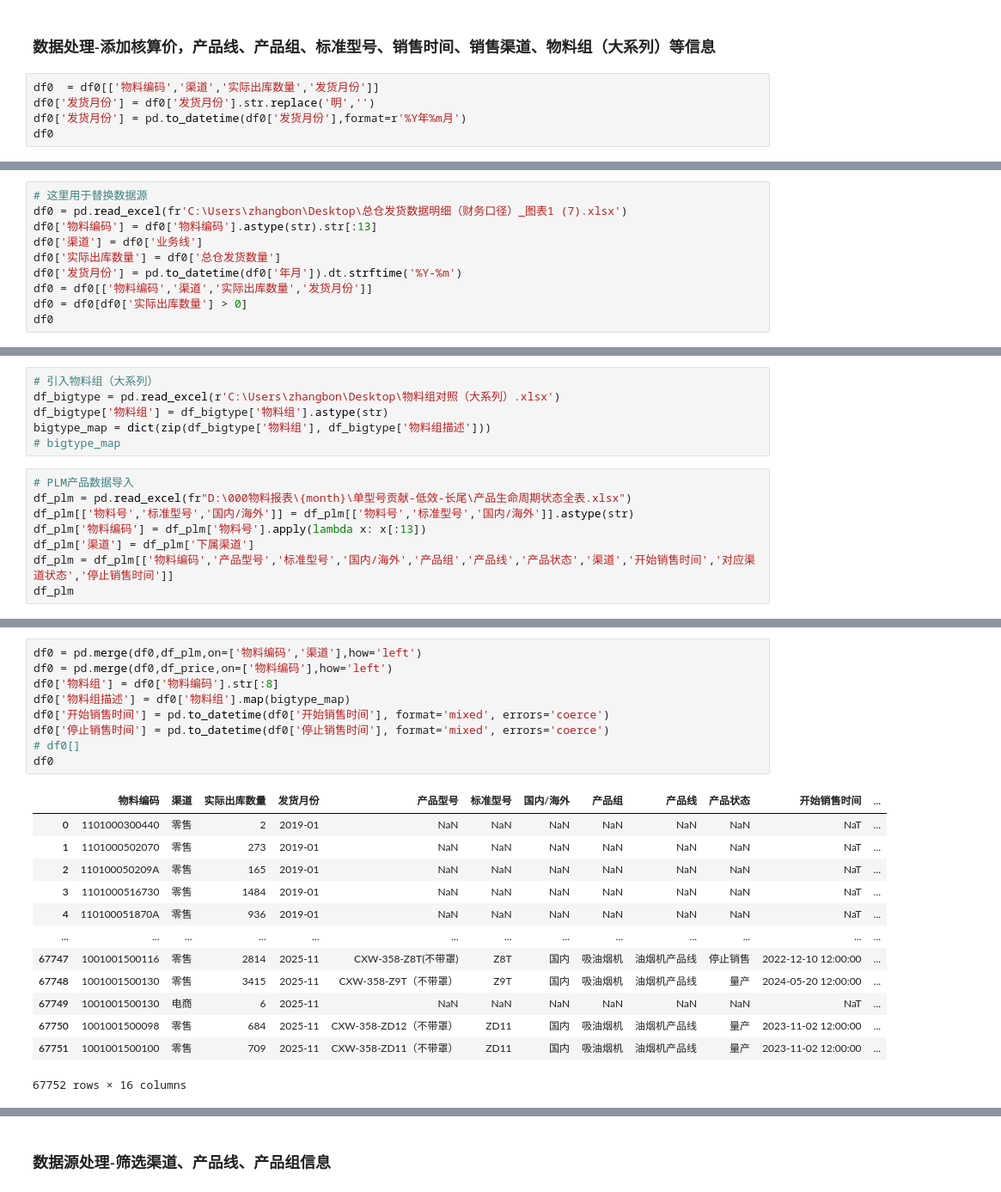
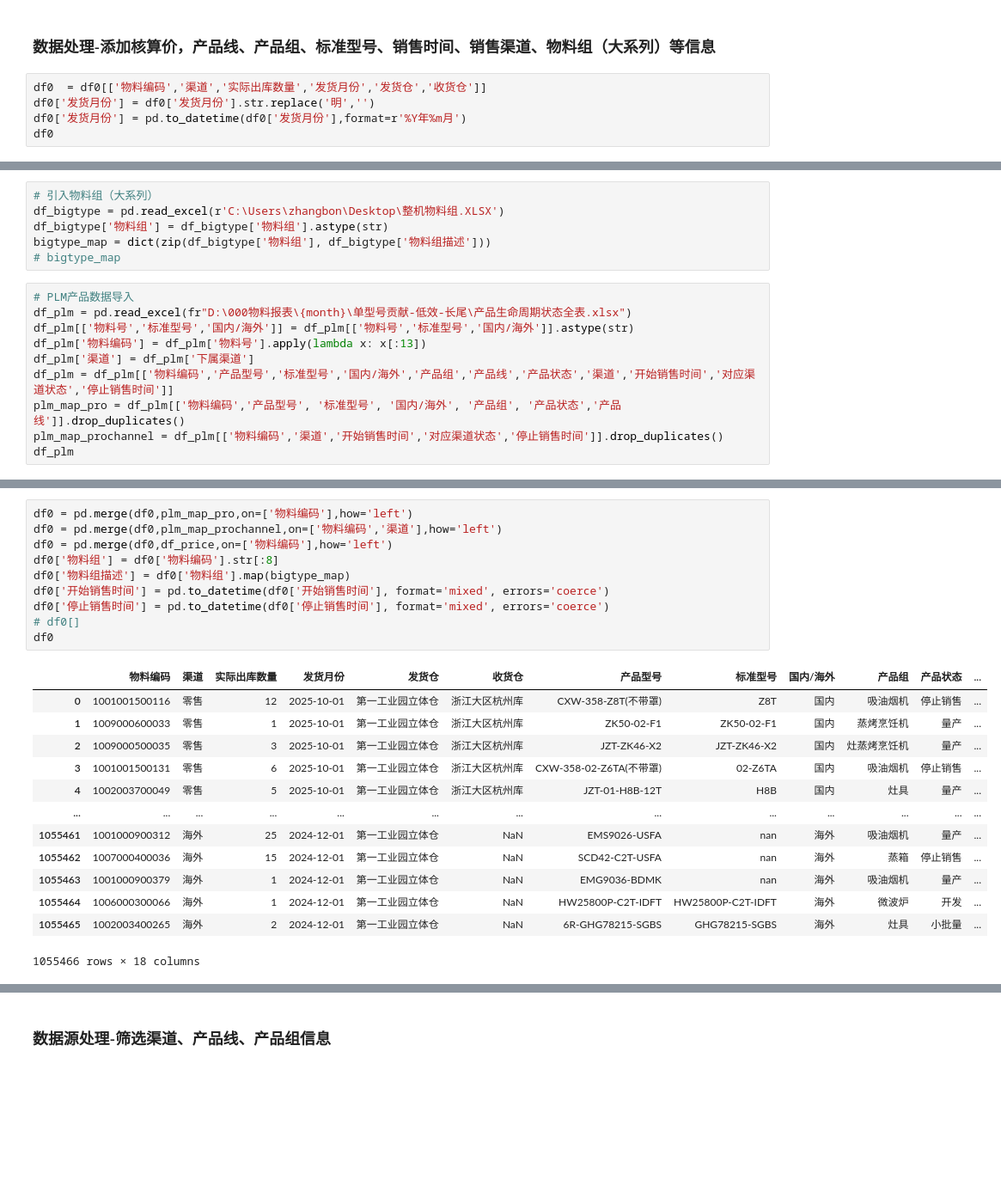
Before and after one commit to zb1005/python-tool, a Jupyter notebook: 零件报告/单型号贡献、低效、长尾/探索分析.ipynb, the cells around one changed output, grey strips where cells are left out. Shown at 86% size. Drawn from its saved outputs; the diff is of its cells as text; blank space fills up the shorter version.

```diff
--- a/零件报告/单型号贡献、低效、长尾/探索分析.ipynb
+++ b/零件报告/单型号贡献、低效、长尾/探索分析.ipynb
@@ -142,7 +180,7 @@ df0['渠道'].value_counts()
 # %% [markdown]
 ### 数据处理-添加核算价，产品线、产品组、标准型号、销售时间、销售渠道、物料组（大系列）等信息
 # %%
-df0  = df0[['物料编码','渠道','实际出库数量','发货月份']]
+df0  = df0[['物料编码','渠道','实际出库数量','发货月份','发货仓','收货仓']]
 df0['发货月份'] = df0['发货月份'].str.replace('明','')
 df0['发货月份'] = pd.to_datetime(df0['发货月份'],format=r'%Y年%m月')
 df0
@@ -149,10 +210,0 @@ df0
-# %%
-# 这里用于替换数据源
-df0 = pd.read_excel(fr'C:\Users\zhangbon\Desktop\总仓发货数据明细（财务口径）_图表1 (7).xlsx')
-df0['物料编码'] = df0['物料编码'].astype(str).str[:13]
-df0['渠道'] = df0['业务线']
-df0['实际出库数量'] = df0['总仓发货数量']
-df0['发货月份'] = pd.to_datetime(df0['年月']).dt.strftime('%Y-%m')
-df0 = df0[['物料编码','渠道','实际出库数量','发货月份']]
-df0 = df0[df0['实际出库数量'] > 0]
-df0
@@ -173,6 +211,6 @@ df0
 # %%
 # 引入物料组（大系列）
-df_bigtype = pd.read_excel(r'C:\Users\zhangbon\Desktop\物料组对照（大系列）.xlsx')
+df_bigtype = pd.read_excel(r'C:\Users\zhangbon\Desktop\整机物料组.XLSX')
 df_bigtype['物料组'] = df_bigtype['物料组'].astype(str)
 bigtype_map = dict(zip(df_bigtype['物料组'], df_bigtype['物料组描述']))
 # bigtype_map
@@ -183,6 +221,8 @@ df_plm[['物料号','标准型号','国内/海外']] = df_plm[['物料号','标
 df_plm['物料编码'] = df_plm['物料号'].apply(lambda x: x[:13])
 df_plm['渠道'] = df_plm['下属渠道']
 df_plm = df_plm[['物料编码','产品型号','标准型号','国内/海外','产品组','产品线','产品状态','渠道','开始销售时间','对应渠道状态','停止销售时间']]
+plm_map_pro = df_plm[['物料编码','产品型号', '标准型号', '国内/海外', '产品组', '产品状态','产品线']].drop_duplicates()
+plm_map_prochannel = df_plm[['物料编码','渠道','开始销售时间','对应渠道状态','停止销售时间']].drop_duplicates()
 df_plm
 # %% [output]
 |  | 物料编码 | 产品型号 | 标准型号 | 国内/海外 | 产品组 | 产品线 | 产品状态 | 渠道 | 开始销售时间 | 对应渠道状态 | 停止销售时间 |
@@ -223,23 +263,24 @@ df_price
 # %%
-df0 = pd.merge(df0,df_plm,on=['物料编码','渠道'],how='left')
+df0 = pd.merge(df0,plm_map_pro,on=['物料编码'],how='left')
+df0 = pd.merge(df0,plm_map_prochannel,on=['物料编码','渠道'],how='left')
 df0 = pd.merge(df0,df_price,on=['物料编码'],how='left')
 df0['物料组'] = df0['物料编码'].str[:8]
 df0['物料组描述'] = df0['物料组'].map(bigtype_map)
 df0['开始销售时间'] = pd.to_datetime(df0['开始销售时间'], format='mixed', errors='coerce')
 df0['停止销售时间'] = pd.to_datetime(df0['停止销售时间'], format='mixed', errors='coerce')
 # df0[]
 df0
 # %% [output]
-|  | 物料编码 | 渠道 | 实际出库数量 | 发货月份 | 产品型号 | 标准型号 | 国内/海外 | 产品组 | 产品线 | 产品状态 | 开始销售时间 | ... |
-| 0 | 1101000300440 | 零售 | 2 | 2019-01 | NaN | NaN | NaN | NaN | NaN | NaN | NaT | ... |
-| 1 | 1101000502070 | 零售 | 273 | 2019-01 | NaN | NaN | NaN | NaN | NaN | NaN | NaT | ... |
-| 2 | 110100050209A | 零售 | 165 | 2019-01 | NaN | NaN | NaN | NaN | NaN | NaN | NaT | ... |
-| 3 | 1101000516730 | 零售 | 1484 | 2019-01 | NaN | NaN | NaN | NaN | NaN | NaN | NaT | ... |
-| 4 | 110100051870A | 零售 | 936 | 2019-01 | NaN | NaN | NaN | NaN | NaN | NaN | NaT | ... |
+|  | 物料编码 | 渠道 | 实际出库数量 | 发货月份 | 发货仓 | 收货仓 | 产品型号 | 标准型号 | 国内/海外 | 产品组 | 产品状态 | ... |
+| 0 | 1001001500116 | 零售 | 12 | 2025-10-01 | 第一工业园立体仓 | 浙江大区杭州库 | CXW-358-Z8T(不带罩) | Z8T | 国内 | 吸油烟机 | 停止销售 | ... |
+| 1 | 1009000600033 | 零售 | 1 | 2025-10-01 | 第一工业园立体仓 | 浙江大区杭州库 | ZK50-02-F1 | ZK50-02-F1 | 国内 | 蒸烤烹饪机 | 量产 | ... |
+| 2 | 1009000500035 | 零售 | 3 | 2025-10-01 | 第一工业园立体仓 | 浙江大区杭州库 | JZT-ZK46-X2 | JZT-ZK46-X2 | 国内 | 灶蒸烤烹饪机 | 量产 | ... |
+| 3 | 1001001500131 | 零售 | 6 | 2025-10-01 | 第一工业园立体仓 | 浙江大区杭州库 | CXW-358-02-Z6TA(不带罩) | 02-Z6TA | 国内 | 吸油烟机 | 停止销售 | ... |
+| 4 | 1002003700049 | 零售 | 5 | 2025-10-01 | 第一工业园立体仓 | 浙江大区杭州库 | JZT-01-H8B-12T | H8B | 国内 | 灶具 | 量产 | ... |
 | ... | ... | ... | ... | ... | ... | ... | ... | ... | ... | ... | ... | ... |
-| 67747 | 1001001500116 | 零售 | 2814 | 2025-11 | CXW-358-Z8T(不带罩) | Z8T | 国内 | 吸油烟机 | 油烟机产品线 | 停止销售 | 2022-12-10 12:00:00 | ... |
-| 67748 | 1001001500130 | 零售 | 3415 | 2025-11 | CXW-358-Z9T（不带罩） | Z9T | 国内 | 吸油烟机 | 油烟机产品线 | 量产 | 2024-05-20 12:00:00 | ... |
-| 67749 | 1001001500130 | 电商 | 6 | 2025-11 | NaN | NaN | NaN | NaN | NaN | NaN | NaT | ... |
-| 67750 | 1001001500098 | 零售 | 684 | 2025-11 | CXW-358-ZD12（不带罩） | ZD11 | 国内 | 吸油烟机 | 油烟机产品线 | 量产 | 2023-11-02 12:00:00 | ... |
-| 67751 | 1001001500100 | 零售 | 709 | 2025-11 | CXW-358-ZD11（不带罩） | ZD11 | 国内 | 吸油烟机 | 油烟机产品线 | 量产 | 2023-11-02 12:00:00 | ... |
+| 1055461 | 1001000900312 | 海外 | 25 | 2024-12-01 | 第一工业园立体仓 | NaN | EMS9026-USFA | nan | 海外 | 吸油烟机 | 量产 | ... |
+| 1055462 | 1007000400036 | 海外 | 15 | 2024-12-01 | 第一工业园立体仓 | NaN | SCD42-C2T-USFA | nan | 海外 | 蒸箱 | 停止销售 | ... |
+| 1055463 | 1001000900379 | 海外 | 1 | 2024-12-01 | 第一工业园立体仓 | NaN | EMG9036-BDMK | nan | 海外 | 吸油烟机 | 量产 | ... |
+| 1055464 | 1006000300066 | 海外 | 1 | 2024-12-01 | 第一工业园立体仓 | NaN | HW25800P-C2T-IDFT | HW25800P-C2T-IDFT | 海外 | 微波炉 | 开发 | ... |
+| 1055465 | 1002003400265 | 海外 | 2 | 2024-12-01 | 第一工业园立体仓 | NaN | 6R-GHG78215-SGBS | GHG78215-SGBS | 海外 | 灶具 | 小批量 | ... |
-67752 rows × 16 columns
+1055466 rows × 18 columns
```
Also changed, not shown: parts of 20 cells of this notebook, 20 other files.
